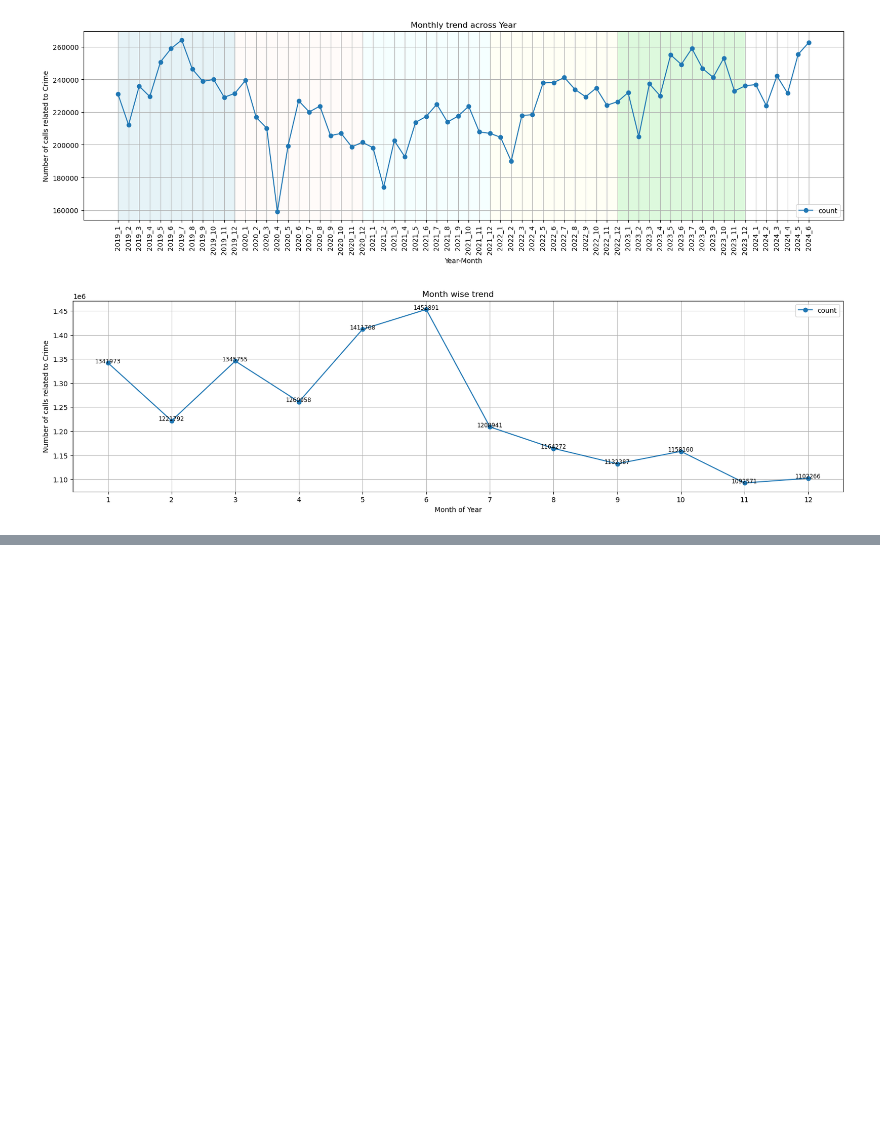
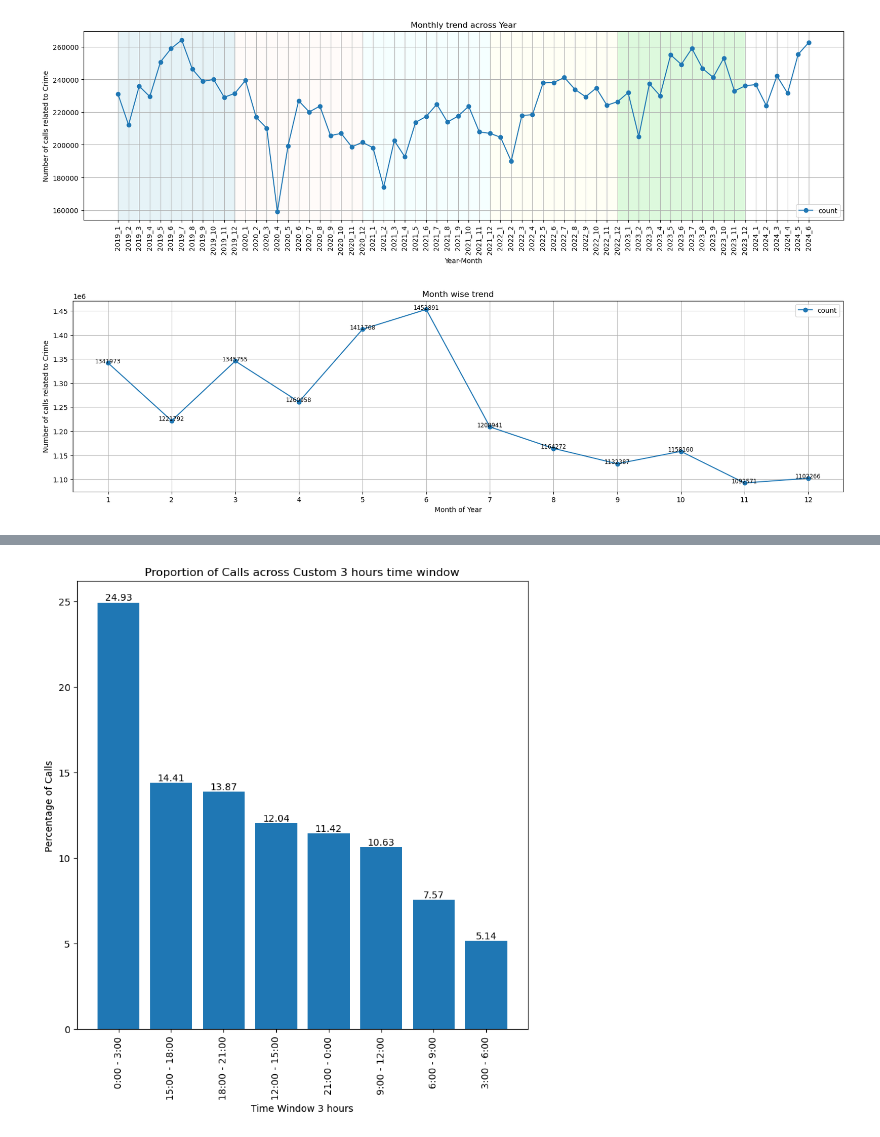
Before and after one commit to zaskap/Team_Sherlocks, a Jupyter notebook: EDA.ipynb, the cells around one changed output, grey strips where cells are left out. Saved outputs shown, nothing was run; the diff lists cells and outputs as text; code cells hidden in the pictures; blank space fills up the shorter version.

```diff
--- a/EDA.ipynb
+++ b/EDA.ipynb
@@ -405,0 +544,13 @@ plt.show()
+# %%
+df_plot_data = round(crime_calls_df['time_window_3_hours'].value_counts(normalize = True)*100,2)
+fig, ax = plt.subplots(figsize=(8.5, 8.5))
+bars = ax.bar(df_plot_data.index, df_plot_data.values)
+ax.bar_label(bars)
+plt.xticks(rotation=90)
+plt.xlabel('Time Window 3 hours')
+plt.ylabel('Percentage of Calls')
+plt.title('Proportion of Calls across Custom 3 hours time window')
+plt.show()
+# plt.savefig("Proportion of Calls across Boroughs.png")
+# %% [output]
+[figure, added]
```
Also changed, not shown: parts of 32 cells of this notebook.
